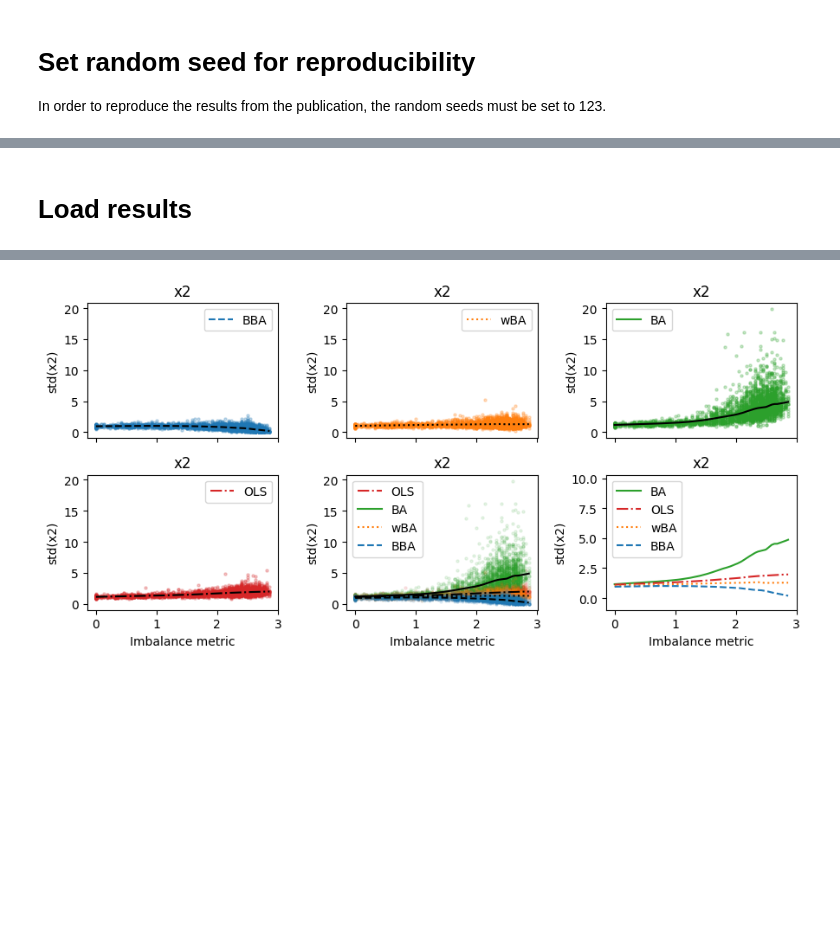
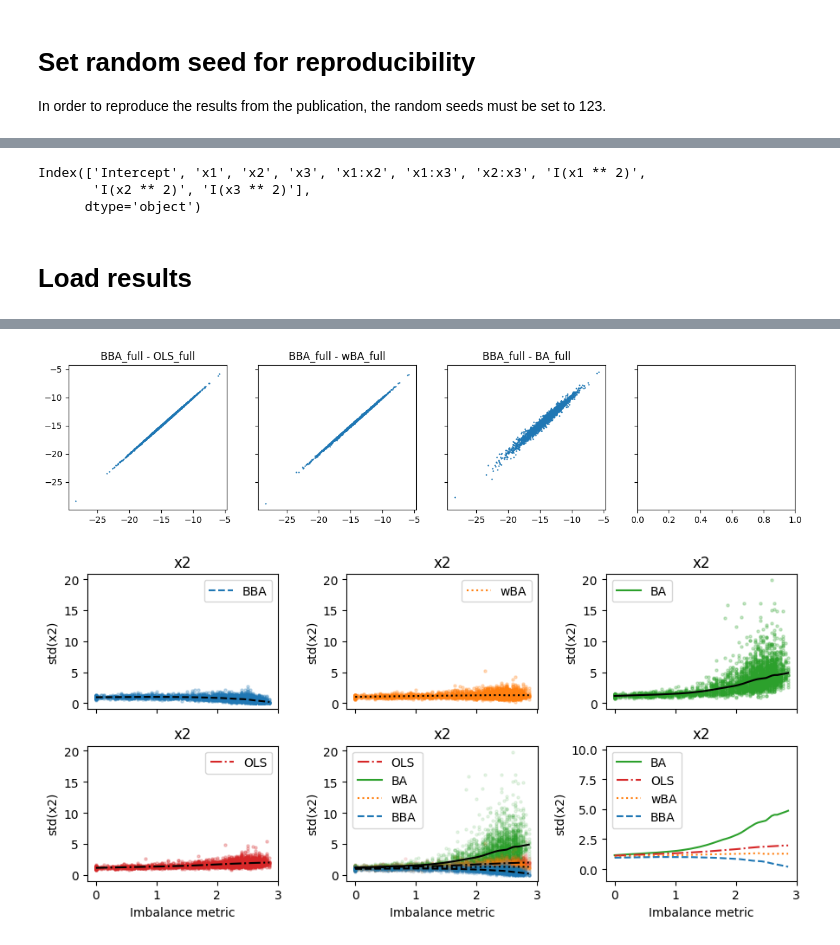
Before and after one commit to gedeck/bba-case-study, a Jupyter notebook: notebooks/imbalance/Imbalanced analysis CI.ipynb, the cells around one changed output, grey strips where cells are left out. Drawn from its saved outputs; the diff is of its cells as text; code cells hidden in the pictures; blank space fills up the shorter version.

```diff
--- a/notebooks/imbalance/Imbalanced analysis CI.ipynb
+++ b/notebooks/imbalance/Imbalanced analysis CI.ipynb
@@ -22,3 +71,9 @@ np.random.seed(123)
+# %%
+exact_model.params.index
+# %% [output]
+Index(['Intercept', 'x1', 'x2', 'x3', 'x1:x2', 'x1:x3', 'x2:x3', 'I(x1 ** 2)',
+       'I(x2 ** 2)', 'I(x3 ** 2)'],
+      dtype='object')
 # %% [markdown]
 # Load results
 # %%
@@ -33 +88,68 @@ for n_replicate in [2, 3, 4]:
 ols_results = results[n_replicate]['ols']['std_results']
+# %%
+df_coef = pd.concat([results[4][1000]['coef_results'].copy(), results[4]['ols']['coef_results'].copy()], ignore_index=True)
+df_std = pd.concat([results[4][1000]['std_results'].copy(), results[4]['ols']['std_results'].copy()], ignore_index=True)
+
+df_ci = pd.concat([
+    # (df_coef[exact_model.params.index] - exact_model.params) / df_std[exact_model.params.index],
+    # (df_coef[exact_model.params.index] - exact_model.params),
+    # [np.array([(pi / exp_i) for pi, exp_i in zip(p, exact_model.params)])  for p in df_coef[exact_model.params.index].values() ],
+    # ((df_coef[exact_model.params.index] - exact_model.params) / exact_model.params).abs(),
+    df_coef[exact_model.params.index],
+    df_coef[['metric', 'method']],
+], axis=1)
+print(df_ci.head())
+
+colors = {
+    'BBA': 'C0',
+    'wBA': 'C1',
+    'BA': 'C2',
+    'OLS': 'C3',
+}
+linestyles = {
+    'BBA': '--',
+    'wBA': ':',
+    'BA': '-',
+    'OLS': '-.',
+}
+def plot_bootstrap_results(results, term, method, color, ax, size, alpha, linestyle, *, show_points=True):
+    subset = results
+    subset = subset[subset['method'] == method]
+    line_color = color
+    if show_points:
+        subset.plot.scatter(x='metric', y=term, c=color, ax=ax, alpha=alpha, s=size)
+        line_color = 'black'
+    common.make_lowess(subset['metric'], subset[term], frac=0.2
+                       ).plot(x='x', y='y', ax=ax, color=line_color,
+                                          linestyle=linestyle, label=method.replace('_full', ''))
+    # ax.set_ylim(-10, 10)
+
+def plot_coefficient_comparison(results, term, method1, method2, color, ax, size, alpha, linestyle, *, show_points=True):
+    subset = results
+    subset1 = subset[subset['method'] == method1][term]
+    subset2 = [c1 - c2 for c1, c2 in zip(subset[subset['method'] == method1][term], subset[subset['method'] == method2][term])]
+    subset2 = subset[subset['method'] == method2][term]
+    # print(subset1.shape, subset2.shape)
+    ax.scatter(subset1, subset2, s=0.5)
+    ax.set_title(f'{method1} - {method2}')
+    # ax.axline((0,0), slope=1, color='black' )
+
+    # line_color = color
+    # if show_points:
+    #     subset.plot.scatter(x='metric', y=term, c=color, ax=ax, alpha=alpha, s=size)
+    #     line_color = 'black'
+    # common.make_lowess(subset['metric'], subset[term], frac=0.2
+    #                    ).plot(x='x', y='y', ax=ax, color=line_color,
+    #                                       linestyle=linestyle, label=method.replace('_full', ''))
+
+fig, axes = plt.subplots(ncols=4, sharey=True, figsize=(15, 3))
+term = 'x1'
+show_points = True
+plot_coefficient_comparison(df_ci, term, 'BBA_full', 'wBA_full', colors['wBA'], axes[1], size=20, alpha=0.3, linestyle=linestyles['BBA'], show_points=show_points)
+plot_coefficient_comparison(df_ci, term, 'BBA_full', 'BA_full', colors['BA'], axes[2], size=20, alpha=0.3, linestyle=linestyles['BBA'], show_points=show_points)
+plot_coefficient_comparison(df_ci, term, 'BBA_full', 'OLS_full', colors['OLS'], axes[0], size=20, alpha=0.3, linestyle=linestyles['BBA'], show_points=show_points)
+# plot_bootstrap_results(df_ci, term, 'BBA_full', colors['BBA'], axes[0], size=20, alpha=0.3, linestyle=linestyles['BBA'], show_points=show_points)
+# plot_bootstrap_results(df_ci, term, 'wBA_full', colors['wBA'], axes[1], size=20, alpha=0.3, linestyle=linestyles['wBA'], show_points=show_points)
+# plot_bootstrap_results(df_ci, term, 'BA_full', colors['BA'], axes[2], size=20, alpha=0.3, linestyle=linestyles['BA'], show_points=show_points)
+# plot_bootstrap_results(df_ci, term, 'OLS_full', colors['OLS'], axes[3], size=20, alpha=0.3, linestyle=linestyles['OLS'], show_points=show_points)
+# %% [output]
@@ -34,3 +169,4 @@ ols_results = results[n_replicate]['ols']['std_results']
+[figure, added]
 # %%
 colors = {
     'BBA': 'C0',
```
Also changed, not shown: parts of 6 cells of this notebook, 2 other files.
